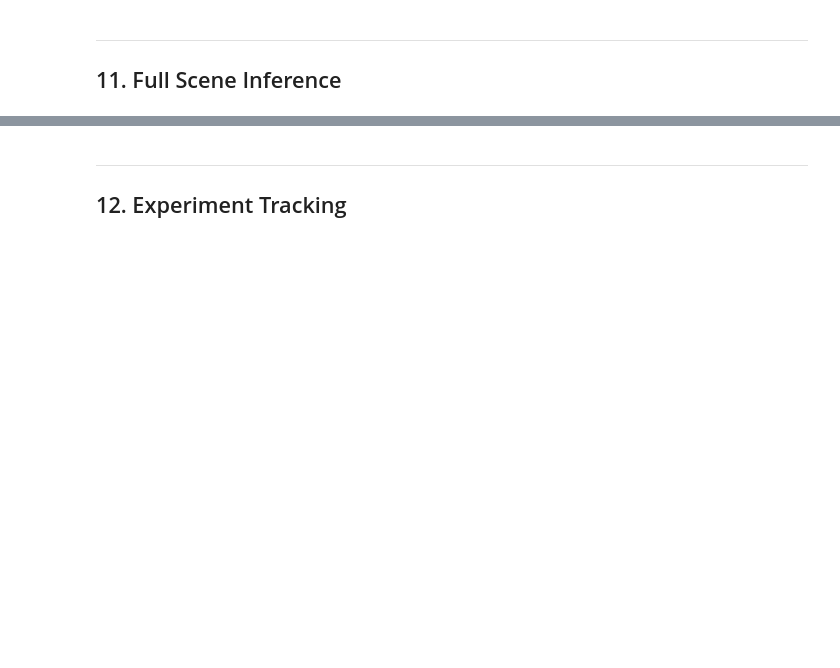
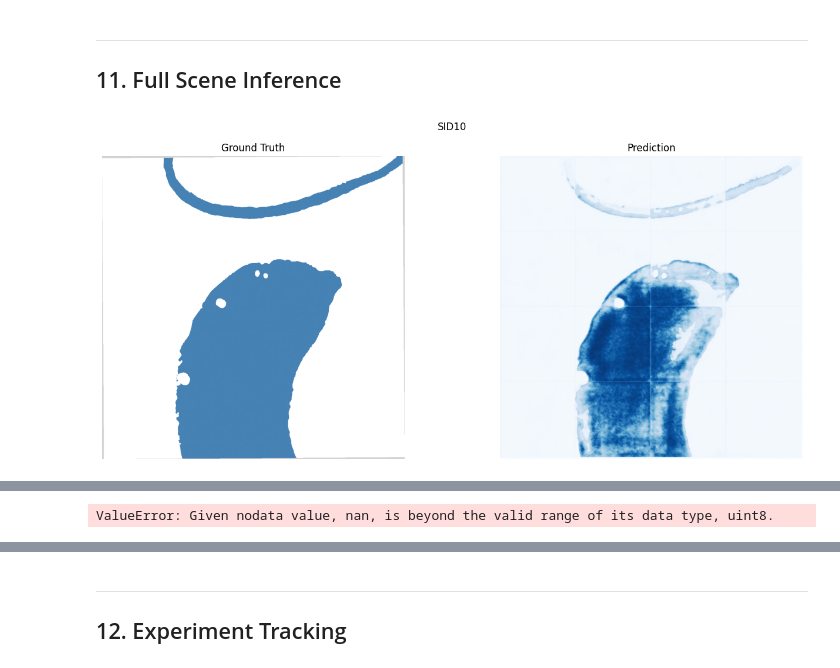
Before and after one commit to mdgaines/learn-unet, a Jupyter notebook: notebooks/03_unet_water_bodies_colab.ipynb, the cells around one changed output, grey strips where cells are left out. Saved outputs shown, nothing was run; the diff lists cells and outputs as text; code cells hidden in the pictures; blank space fills up the shorter version.

Commit message:
update unet experiments and inference testing

```diff
--- a/notebooks/03_unet_water_bodies_colab.ipynb
+++ b/notebooks/03_unet_water_bodies_colab.ipynb
@@ -641,8 +729,9 @@ plt.show()
 ## 9. Test Evaluation
 # %%
 # Load normalisation stats from checkpoint if resuming in a fresh session
-if "mean" in (ckpt := torch.load(resume_path, map_location=DEVICE) if resume_path.exists() else {}):
-    mean = ckpt["mean"]; std = ckpt["std"]
+if stats_path.exists():
+    stats = np.load(stats_path, allow_pickle=True).item()
+    mean, std = stats["mean"], stats["std"]
     test_ds._stats = (mean, std)
 
 model.load_state_dict(torch.load(CHECKPOINT_DIR / "best_model.pt", map_location=DEVICE))
@@ -697,48 +795,31 @@ visualize_predictions(test_ds, model, n=4)
 ---
 ## 11. Full Scene Inference
 # %%
-def predict_full_scene(
-        img_path,
-        model,
-        spectral_bands,
-        mean, std,
-        chip_size=256,
-        device=DEVICE,
-        dem_path=None,
-        use_slope=False,
-        use_hillshade=False):
-    """
-    Tile a full scene, run inference, stitch predictions into a single array.
-    Returns a (H, W) binary numpy array.
-    """
+def predict_full_scene(img_path, model, spectral_bands, mean, std,
+                       chip_size=256, device=DEVICE,
+                       dem_path=None, use_slope=False, use_hillshade=False):
     model.eval()
     with rasterio.open(img_path) as src:
         H, W = src.height, src.width
-
     prob_map  = np.zeros((H, W), dtype=np.float32)
     count_map = np.zeros((H, W), dtype=np.uint8)
-
     for r in range(0, H - chip_size + 1, chip_size):
         for c in range(0, W - chip_size + 1, chip_size):
             spec = load_chip(img_path, r, c, chip_size, spectral_bands)
-
             aux  = []
             if dem_path and (use_slope or use_hillshade):
                 dem_bands = ([0] if use_slope else []) + ([1] if use_hillshade else [])
                 aux.append(load_chip(dem_path, r, c, chip_size, dem_bands))
-
             image = np.concatenate([spec] + aux, axis=0) if aux else spec
             image = (image - mean[:, None, None]) / std[:, None, None]
             image = np.nan_to_num(image, nan=0.0, posinf=1.0, neginf=-1.0)
-
             tensor = torch.from_numpy(image).unsqueeze(0).to(device)
             with torch.no_grad():
                 prob = torch.softmax(model(tensor), dim=1)[0, 1].cpu().numpy()
-
             prob_map[r:r+chip_size, c:c+chip_size]  += prob
             count_map[r:r+chip_size, c:c+chip_size] += 1
-    return (prob_map / np.maximum(count_map, 1) > 0.5).astype(np.uint8)
-
+    return (prob_map / np.maximum(count_map, 1))#.astype(np.uint8)
+    # return (prob_map / np.maximum(count_map, 1) > 0.5).astype(np.uint8)
 
 def save_prediction_geotiff(pred_array, reference_path, output_path):
     with rasterio.open(reference_path) as src:
@@ -747,30 +828,32 @@ def save_prediction_geotiff(pred_array, reference_path, output_path):
     with rasterio.open(output_path, "w", **profile) as dst:
         dst.write(pred_array[np.newaxis, ...])
     print(f"Saved: {output_path}")
 
 
 # Run on first pinned test scene (SID78)
 test_scene_list = [pairs[i] for i in sorted(test_scene_idx)]
 sample_img_path, sample_mask_path = test_scene_list[0]
 dem_path_arg = (DEM_DIR / sample_img_path.name) if dem_dir_arg else None
 
 pred = predict_full_scene(
     sample_img_path, model, SPECTRAL_BANDS, mean, std,
     chip_size=CHIP_SIZE, device=DEVICE,
     dem_path=dem_path_arg, use_slope=USE_DEM_SLOPE, use_hillshade=USE_DEM_HILLSHADE
 )
 
 raw_gt  = rxr.open_rasterio(sample_mask_path).values.squeeze()
 gt_disp = np.where(preprocess_mask(raw_gt.astype(np.uint8)) == 255, 2,
                    preprocess_mask(raw_gt.astype(np.uint8)))
 cmap    = mcolors.ListedColormap(["white", "steelblue", "lightgrey"])
 
 fig, axes = plt.subplots(1, 2, figsize=(14, 6))
 axes[0].imshow(gt_disp, cmap=cmap, vmin=0, vmax=2)
 axes[0].set_title("Ground Truth"); axes[0].axis("off")
 axes[1].imshow(pred, cmap="Blues", vmin=0, vmax=1)
 axes[1].set_title("Prediction");   axes[1].axis("off")
 plt.suptitle(sample_img_path.stem); plt.tight_layout(); plt.show()
 
 out_path = CHECKPOINT_DIR / f"{sample_img_path.stem}_pred.tif"
 save_prediction_geotiff(pred, sample_img_path, out_path)
+# %% [output]
+[figure, added]
@@ -776,0 +861 @@ save_prediction_geotiff(pred, sample_img_path, out_path)
+ValueError: Given nodata value, nan, is beyond the valid range of its data type, uint8.
```
Also changed, not shown: parts of 22 cells of this notebook, 3 other files.
